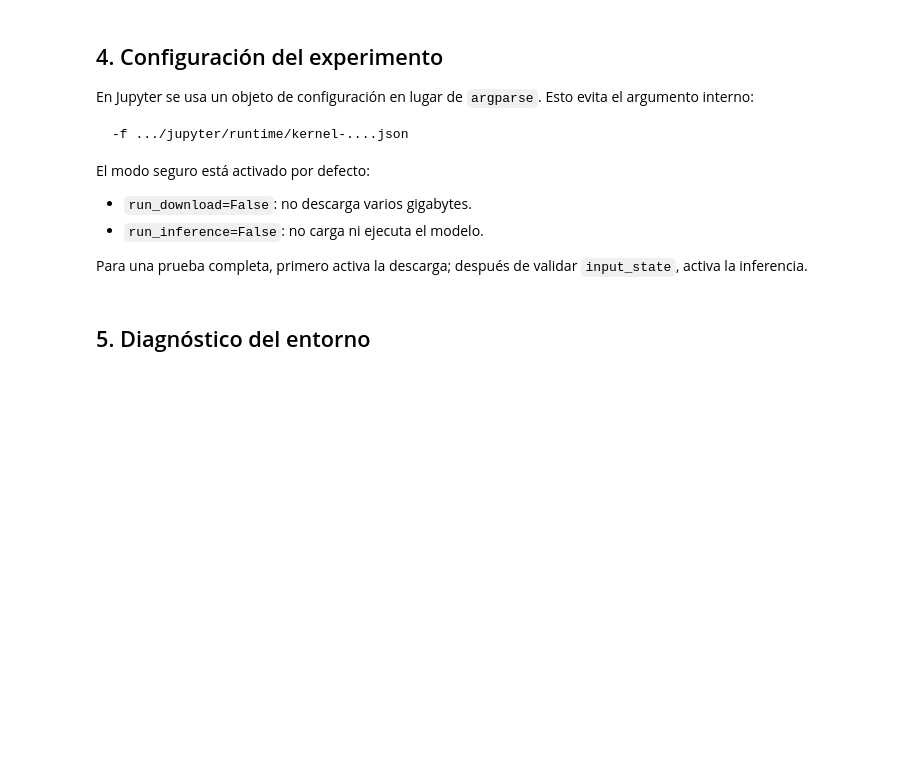
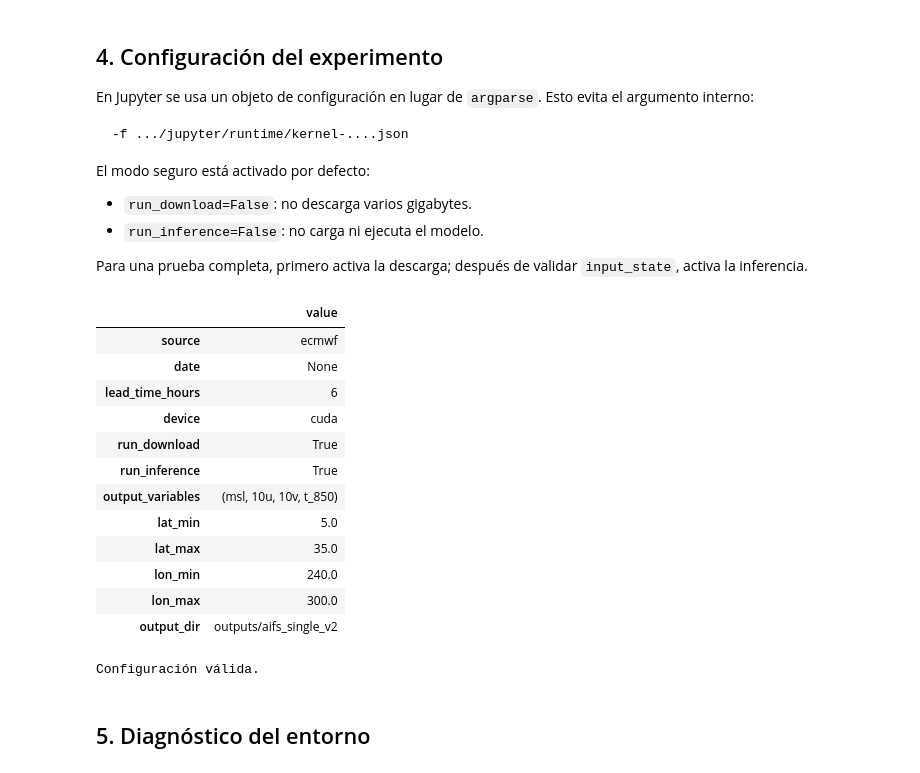
Before and after one commit to apereze/AITCHazard_Mexico, a Jupyter notebook: notebooks/AIFS_Single_v2_validacion_explicada.ipynb, the cells around one changed output. Saved outputs shown, nothing was run; the diff lists cells and outputs as text; code cells hidden in the pictures; blank space fills up the shorter version.

```diff
--- a/notebooks/AIFS_Single_v2_validacion_explicada.ipynb
+++ b/notebooks/AIFS_Single_v2_validacion_explicada.ipynb
@@ -119,34 +121,48 @@ Para una prueba completa, primero activa la descarga; después de validar `input
 # %%
 @dataclass(frozen=True)
 class NotebookConfig:
     source: str = "ecmwf"
 
     # None usa la corrida más reciente.
     # Ejemplo: "2026-06-10T00:00:00Z"
     date: str | None = None
 
     lead_time_hours: int = 6
     device: str = "cuda"
 
-    run_download: bool = False
-    run_inference: bool = False
+    run_download: bool = True
+    run_inference: bool = True
 
     output_variables: tuple[str, ...] = (
         "msl", "10u", "10v", "t_850"
     )
 
     # México, Golfo de México y mares adyacentes.
     # Longitudes en 0–360.
     lat_min: float = 5.0
     lat_max: float = 35.0
     lon_min: float = 240.0
     lon_max: float = 300.0
 
     output_dir: Path = Path("./outputs/aifs_single_v2")
 
 
 CONFIG = NotebookConfig()
 display(pd.Series(asdict(CONFIG), name="value").to_frame())
+# %% [output]
+|  | value |
+| source | ecmwf |
+| date | None |
+| lead_time_hours | 6 |
+| device | cuda |
+| run_download | True |
+| run_inference | True |
+| output_variables | (msl, 10u, 10v, t_850) |
+| lat_min | 5.0 |
+| lat_max | 35.0 |
+| lon_min | 240.0 |
+| lon_max | 300.0 |
+| output_dir | outputs/aifs_single_v2 |
 # %%
 def validate_config(config: NotebookConfig) -> None:
     if config.lead_time_hours < 6 or config.lead_time_hours % 6 != 0:
@@ -168,6 +184,8 @@ def validate_config(config: NotebookConfig) -> None:
 
 validate_config(CONFIG)
 print("Configuración válida.")
+# %% [output]
+Configuración válida.
 # %% [markdown]
 ## 5. Diagnóstico del entorno
 # %%
```
Also changed, not shown: parts of 16 cells of this notebook.
